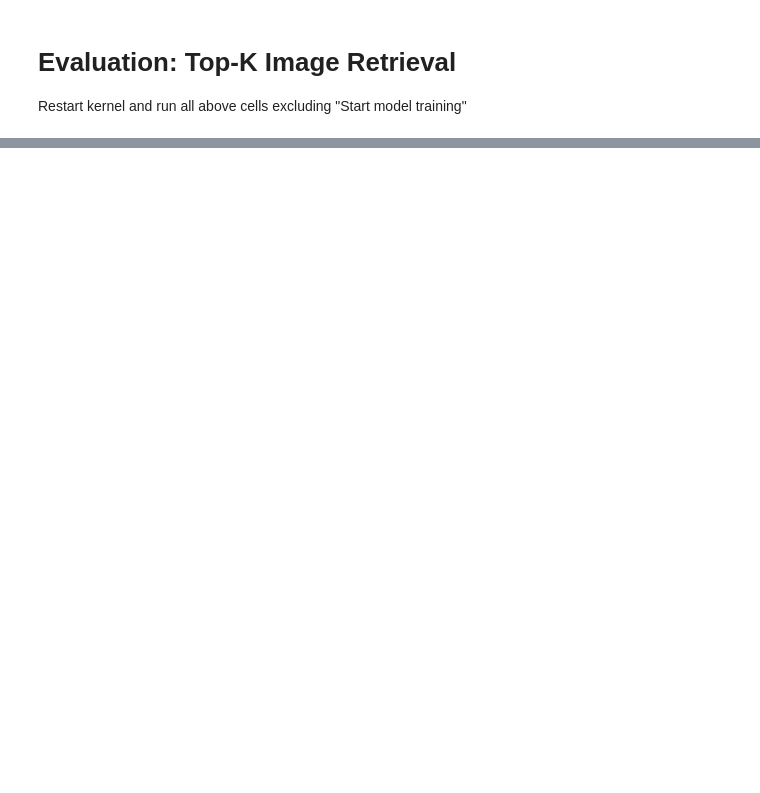
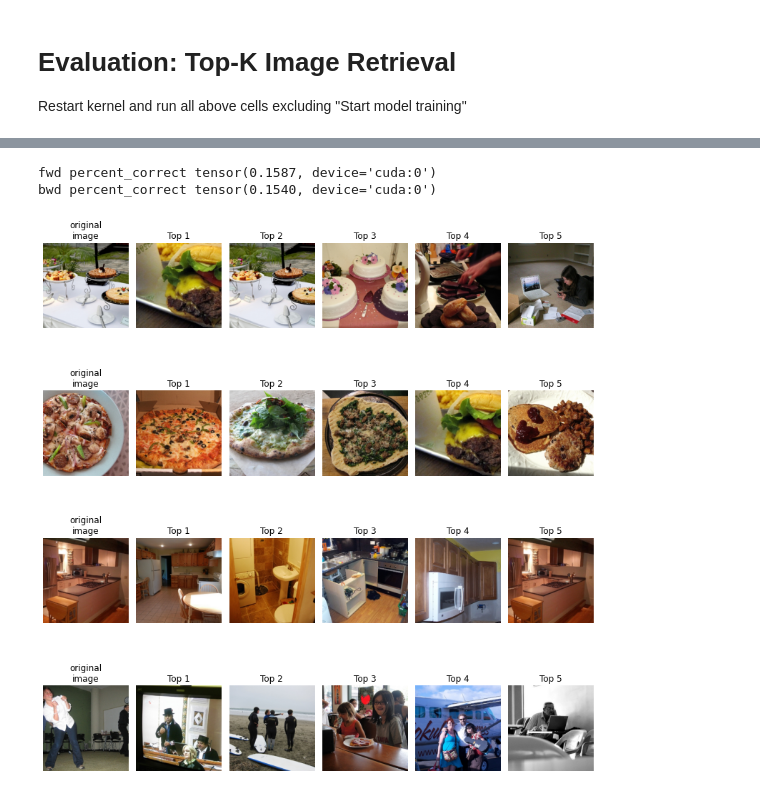
Before and after one commit to MedARC-AI/fMRI-reconstruction-NSD, a Jupyter notebook: fMRI/Voxel_to_CLIPvoxel.ipynb, the cells around one changed output, grey strips where cells are left out. Drawn from its saved outputs; the diff is of its cells as text; code cells hidden in the pictures; blank space fills up the shorter version.

```diff
--- a/fMRI/Voxel_to_CLIPvoxel.ipynb
+++ b/fMRI/Voxel_to_CLIPvoxel.ipynb
@@ -338,7 +374,7 @@ if using_ddp:
 else:
     num_epochs = 5
 
-initial_learning_rate = 3e-5
+initial_learning_rate = 3e-6
 optimizer = torch.optim.AdamW(brain_net.parameters(), lr=initial_learning_rate)
 # optimizer = torch.optim.SGD(brain_net.parameters(), lr=initial_learning_rate, momentum=0.95)
 
@@ -502 +530,13 @@ brain_net.eval()
+# %%
+num_worker_batches = 10
+val_data = wds.DataPipeline([wds.ResampledShards(url),
+                    wds.tarfile_to_samples(),
+                    wds.decode("torch"),
+                    wds.rename(images="jpg;png", voxels="nsdgeneral.npy",
+                                embs="sgxl_emb.npy", trial="trial.npy"),
+                    wds.to_tuple("voxels", "images", "trial"),
+                    wds.batched(batch_size, partial=True),
+                ]).with_epoch(num_worker_batches)
+val_dl = wds.WebLoader(val_data, num_workers=num_workers,
+                       batch_size=None, shuffle=False, persistent_workers=True)
 # %%
@@ -569,0 +596,54 @@ bwd percent_correct tensor(0.2433, device='cuda:0')
+# %%
+# CLIP Text evaluation
+ckpt_path = 'checkpoints/clip_text_vitB_conv_subj01_epoch25.pth'
+checkpoint = torch.load(ckpt_path, map_location=device)
+brain_net.load_state_dict(checkpoint['model_state_dict'])
+brain_net.eval()
+
+for val_i, (voxel, img, trial) in enumerate(val_dl):
+    with torch.no_grad():
+        with torch.cuda.amp.autocast():
+            voxel = voxel.to(device)
+
+            if "image" in ckpt_path: # using images
+                emb0 = clip_extractor.embed_image(img)
+            else:
+                emb0 = clip_extractor.embed_curated_annotations(subj01_annots[trial])
+
+            emb_0 = nn.functional.normalize(brain_net(voxel),dim=-1)  # brain embeddings
+
+            labels = torch.arange(len(emb0)).to(device)
+            similarities0_bwd = batchwise_cosine_similarity(emb0,emb_0)  # clip, brain
+            similarities0_fwd = batchwise_cosine_similarity(emb_0,emb0)  # brain, clip
+
+            if val_i==0:
+                cnt=1
+                percent_correct_fwd = topk(similarities0_fwd, labels,k=1)
+                percent_correct_bwd = topk(similarities0_bwd, labels,k=1)
+            else:
+                cnt+=1
+                percent_correct_fwd += topk(similarities0_fwd, labels,k=1)
+                percent_correct_bwd += topk(similarities0_bwd, labels,k=1)
+percent_correct_fwd /= cnt
+percent_correct_bwd /= cnt
+print("fwd percent_correct", percent_correct_fwd)
+print("bwd percent_correct", percent_correct_bwd)
+
+# plot results from one batch
+similarities0_fwd = np.array(similarities0_fwd.detach().cpu())
+fig, ax = plt.subplots(nrows=4, ncols=6, figsize=(11,12))
+for trial in range(4):
+    ax[trial, 0].imshow(torch_to_Image(img[trial]))
+    ax[trial, 0].set_title("original\nimage")
+    ax[trial, 0].axis("off")
+    for attempt in range(5):
+        which = np.flip(np.argsort(similarities0_fwd[trial]))[attempt]
+        ax[trial, attempt+1].imshow(torch_to_Image(img[which]))
+        ax[trial, attempt+1].set_title(f"Top {attempt+1}")
+        ax[trial, attempt+1].axis("off")
+fig.tight_layout()
+plt.show()
+# %% [output]
+fwd percent_correct tensor(0.1587, device='cuda:0')
+bwd percent_correct tensor(0.1540, device='cuda:0')
+[figure, added]
```
Also changed, not shown: parts of 15 cells of this notebook, 1 other file.
